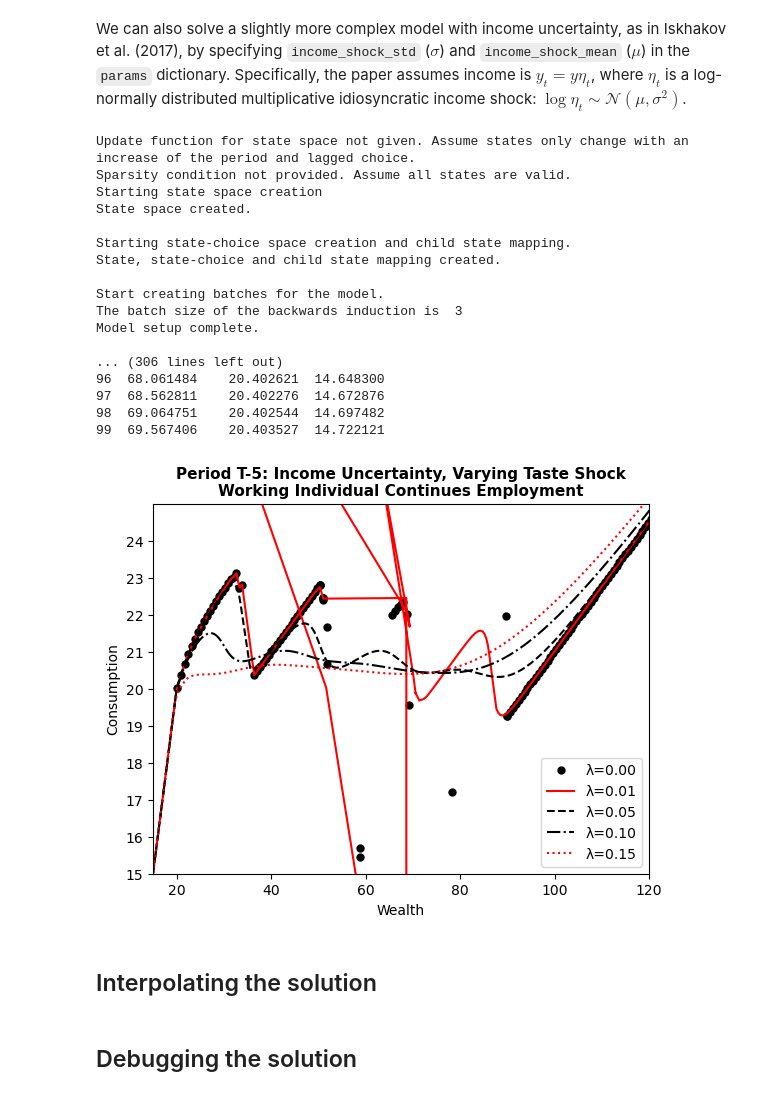
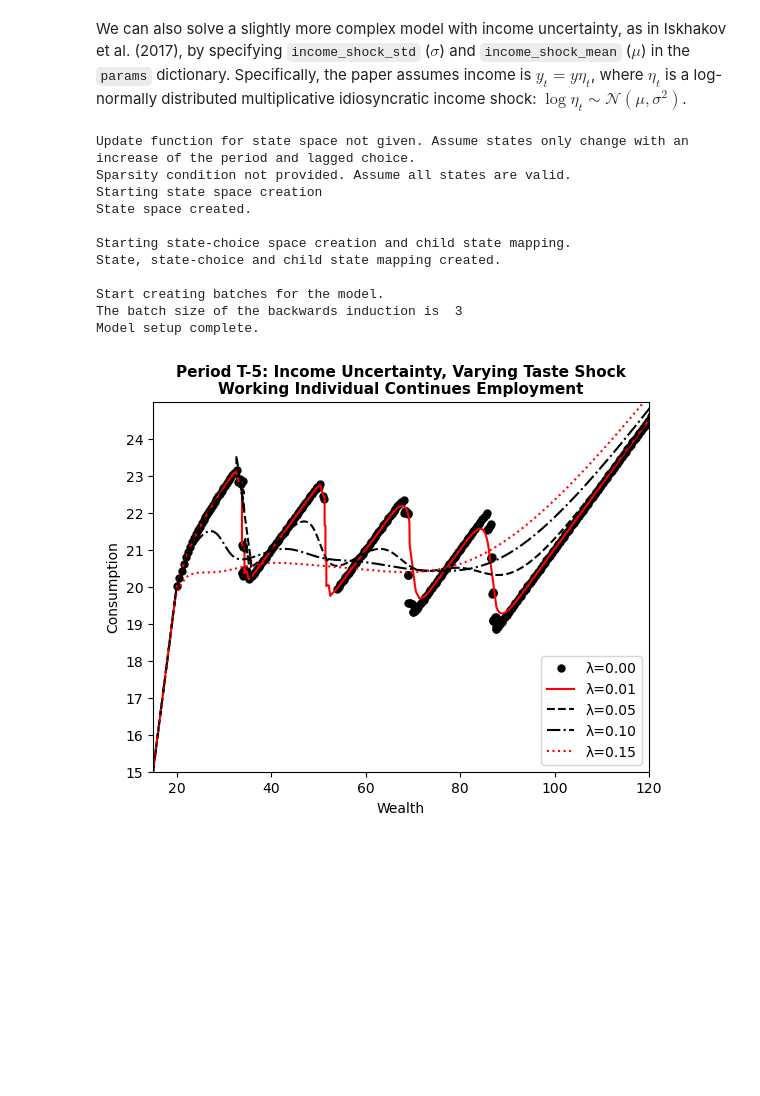
Before and after one commit to OpenSourceEconomics/dcegm, a Jupyter notebook: docs/source/background/interface_plots.ipynb, the cells around one changed output. Cells and saved outputs as stored; diff of their text form; code cells hidden in the pictures; blank space fills up the shorter version.

```diff
--- a/docs/source/background/interface_plots.ipynb
+++ b/docs/source/background/interface_plots.ipynb
@@ -103,7 +103,7 @@ model_config = {
         "assets_end_of_period": np.linspace(
             0,
             150,
-            300,
+            500,
         )
     },
     "n_quad_points": 1,  # number of quadrature points for the income shock
@@ -311,54 +311,35 @@ for k, taste_shock_scale in enumerate([2e-16, 0.01, 0.05, 0.10, 0.15]):
     assets_bop, value, policy = model_solved.get_solution_for_state_choice(
         state_choice_dict, choice
     )
-    print(assets_bop.shape, value.shape, policy.shape)
-    # we can look at a table of the values e.g. using pandas
-    df = pd.DataFrame(
-        {
-            "Wealth": assets_bop,
-            "Consumption": policy,
-            "Value": value,
-        }
-    )
-    print(df[40:100])  # display the first 10 rows of the dataframe
-
     plt.plot(
         assets_bop,
         policy,
         label=f"λ={taste_shock_scale:.2f}",
         **line_styles[k],
     )
 
 plt.xlim([15, 120])
 plt.ylim([15, 25])
 plt.yticks(np.arange(15, 25, 1))
 plt.ylabel("Consumption")
 plt.title(
     "Period T-5: Income Uncertainty, Varying Taste Shock\nWorking Individual Continues Employment",
     fontsize=11,
     fontweight="bold",
 )
 plt.xlabel("Wealth")
 plt.legend()
 plt.show()
 # %% [output]
 Update function for state space not given. Assume states only change with an increase of the period and lagged choice.
 Sparsity condition not provided. Assume all states are valid.
 Starting state space creation
 State space created.
 
 Starting state-choice space creation and child state mapping.
 State, state-choice and child state mapping created.
 
 Start creating batches for the model.
 The batch size of the backwards induction is  3
 Model setup complete.
-
-... (306 lines left out)
-96  68.061484    20.402621  14.648300
-97  68.562811    20.402276  14.672876
-98  69.064751    20.402544  14.697482
-99  69.567406    20.403527  14.722121
-[figure, old version]
+[figure, new version]
-# %% [markdown]
-## Interpolating the solution
@@ -388,2 +345,0 @@ Model setup complete.
-# %% [markdown]
-## Debugging the solution
```
Also changed, not shown: parts of 4 cells of this notebook.
